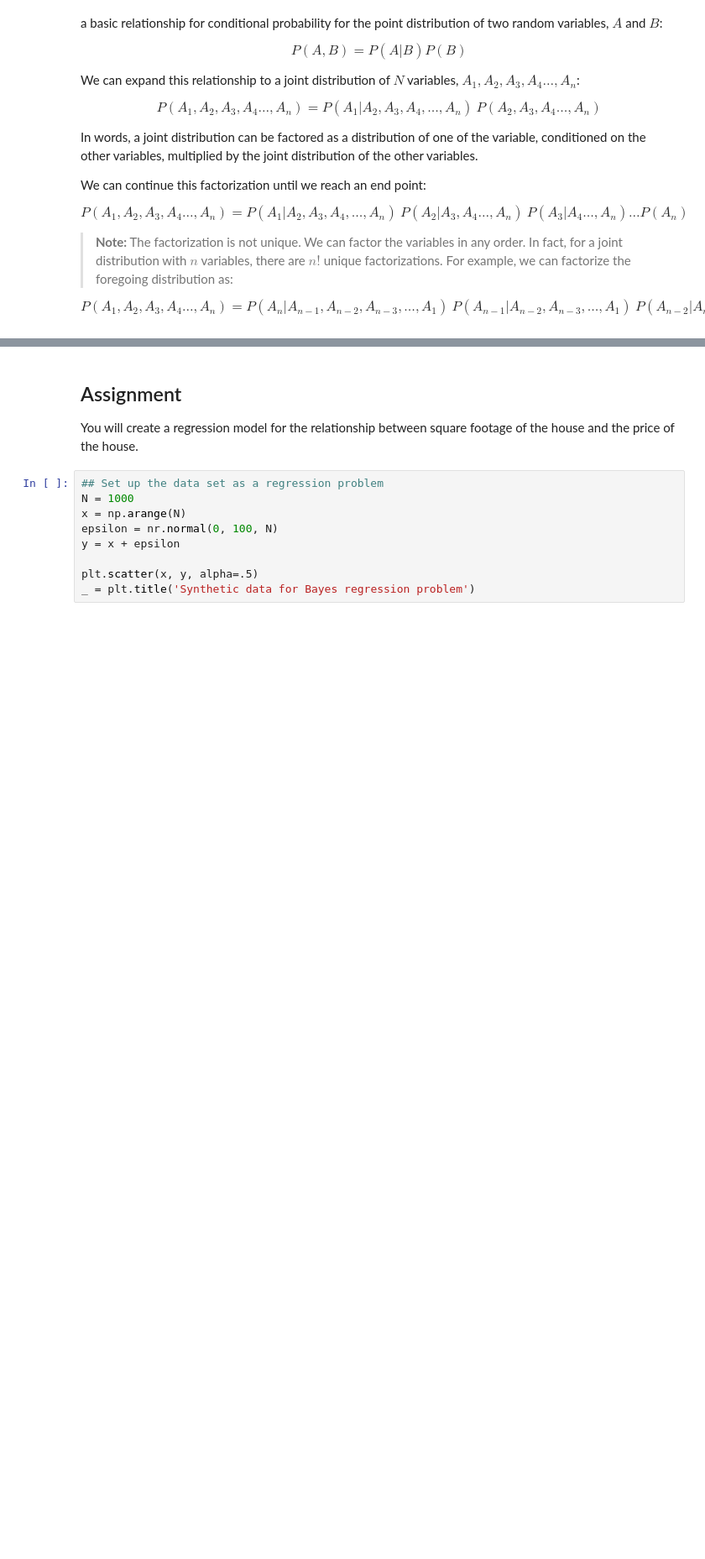
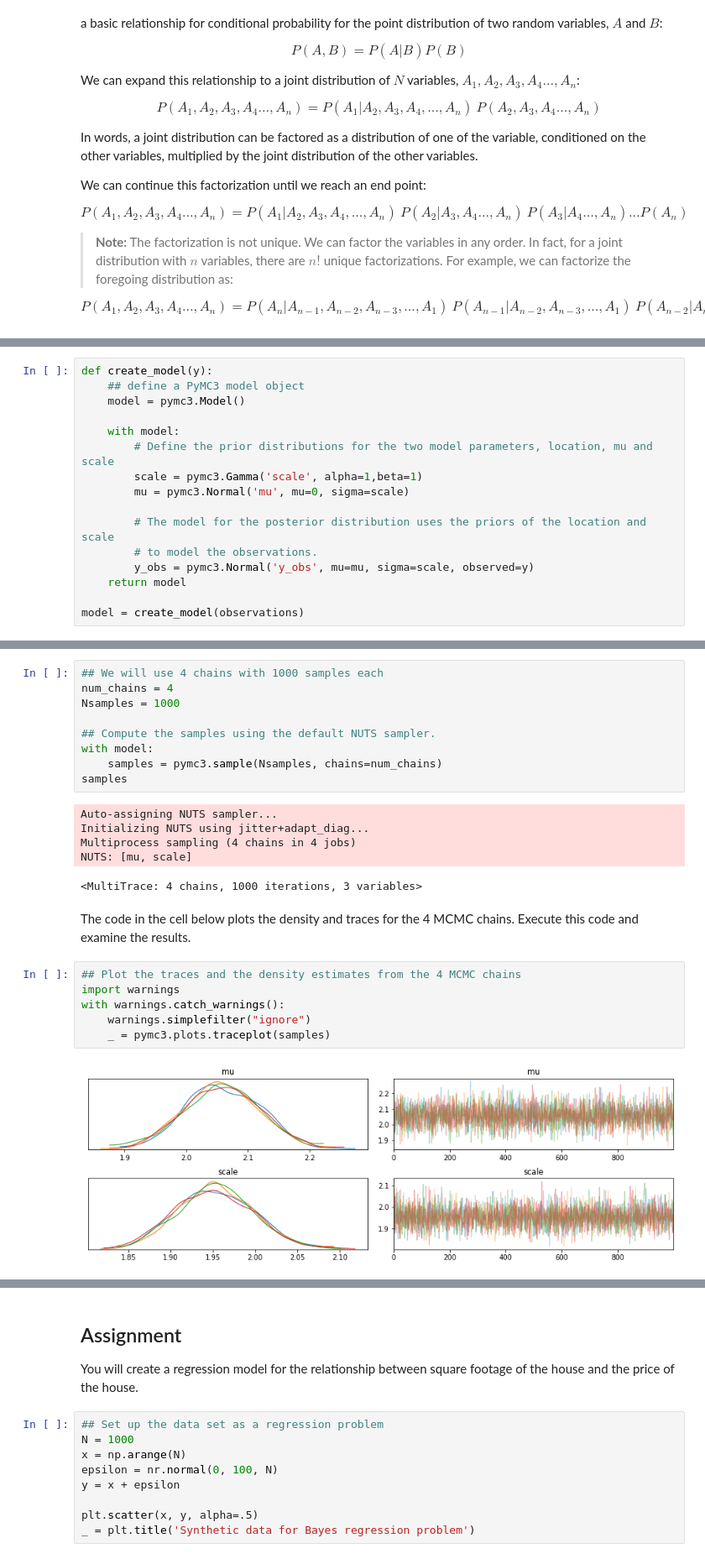
Before and after one commit to StephenElston/DataScience410, a Jupyter notebook: Lecture9/BayesModels2.ipynb, the cells around one changed output, grey strips where cells are left out. Shown at 84% size. Drawn from its saved outputs; the diff is of its cells as text; blank space fills up the shorter version.

```diff
--- a/Lecture9/BayesModels2.ipynb
+++ b/Lecture9/BayesModels2.ipynb
@@ -537,0 +543,16 @@ def create_model(x, y):
+# %%
+def create_model(y):
+    ## define a PyMC3 model object
+    model = pymc3.Model()
+
+    with model:
+        # Define the prior distributions for the two model parameters, location, mu and scale
+        scale = pymc3.Gamma('scale', alpha=1,beta=1)
+        mu = pymc3.Normal('mu', mu=0, sigma=scale)
+
+        # The model for the posterior distribution uses the priors of the location and scale
+        # to model the observations.
+        y_obs = pymc3.Normal('y_obs', mu=mu, sigma=scale, observed=y)
+    return model
+
+model = create_model(observations)
@@ -537,0 +564,25 @@ def create_model(x, y):
+# %%
+## We will use 4 chains with 1000 samples each
+num_chains = 4
+Nsamples = 1000
+
+## Compute the samples using the default NUTS sampler.
+with model:
+    samples = pymc3.sample(Nsamples, chains=num_chains)
+samples
+# %% [output]
+Auto-assigning NUTS sampler...
+Initializing NUTS using jitter+adapt_diag...
+Multiprocess sampling (4 chains in 4 jobs)
+NUTS: [mu, scale]
+<MultiTrace: 4 chains, 1000 iterations, 3 variables>
+# %% [markdown]
+The code in the cell below plots the density and traces for the 4 MCMC chains. Execute this code and examine the results.
+# %%
+## Plot the traces and the density estimates from the 4 MCMC chains
+import warnings
+with warnings.catch_warnings():
+    warnings.simplefilter("ignore")
+    _ = pymc3.plots.traceplot(samples)
+# %% [output]
+[figure, added]
```
Also changed, not shown: parts of 37 cells of this notebook.
